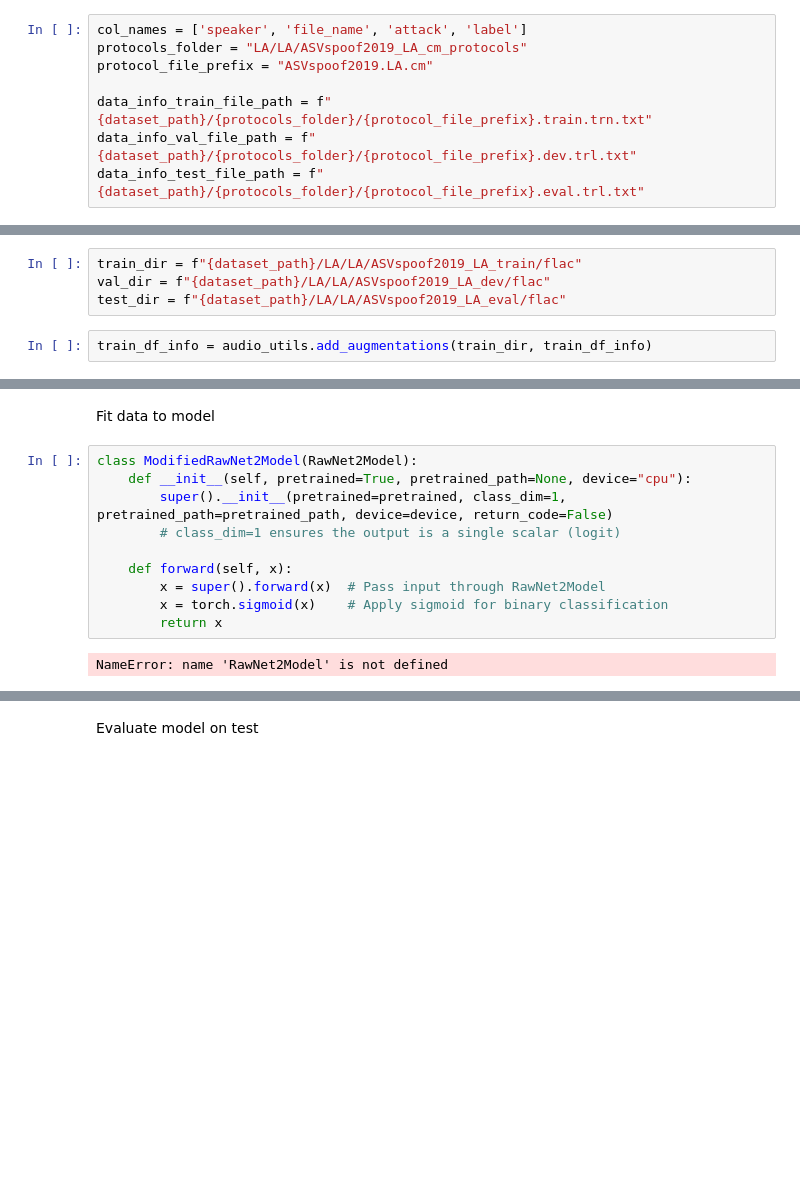
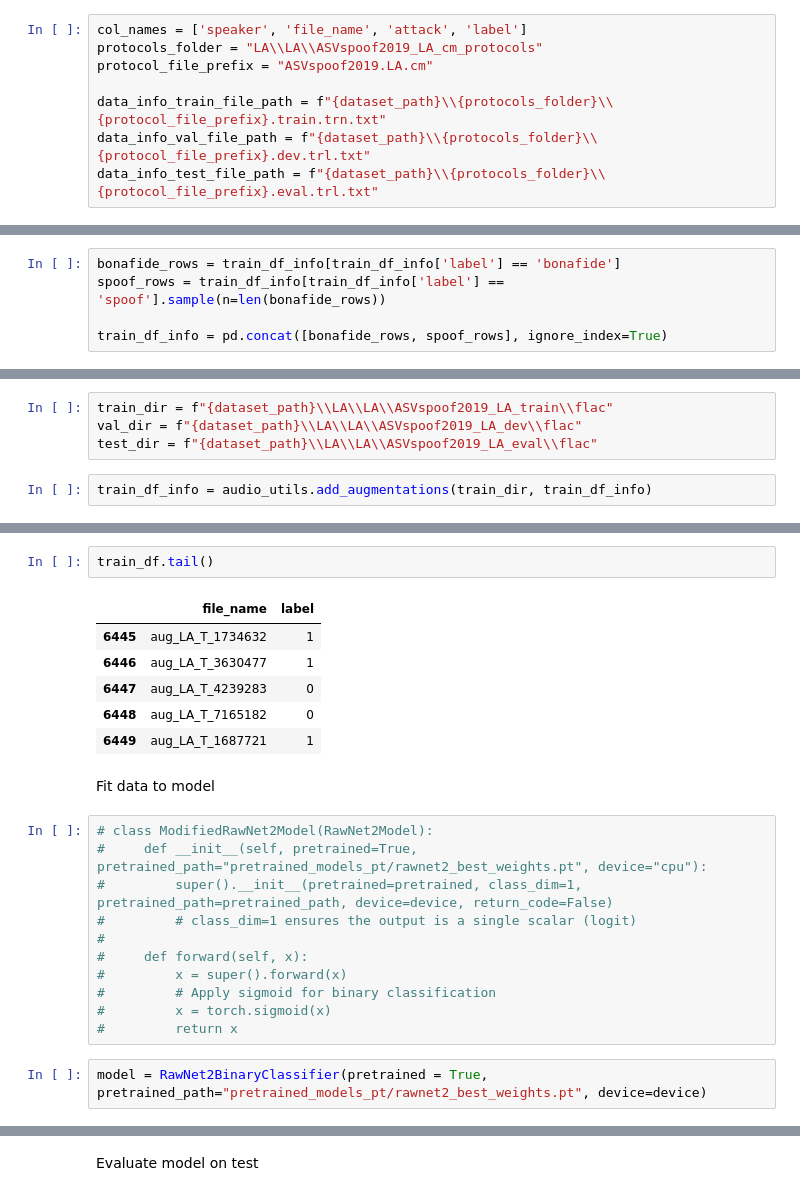
Before and after one commit to Roee97/Fake-Voice-Detection, a Jupyter notebook: RawNet.ipynb, the cells around one changed output, grey strips where cells are left out. Saved outputs shown, nothing was run; the diff lists cells and outputs as text; blank space fills up the shorter version.

```diff
--- a/RawNet.ipynb
+++ b/RawNet.ipynb
@@ -38,11 +32,11 @@ Using device: mps
 dataset_path = data_utils.get_data()
 # %%
 col_names = ['speaker', 'file_name', 'attack', 'label']
-protocols_folder = "LA/LA/ASVspoof2019_LA_cm_protocols"
+protocols_folder = "LA\\LA\\ASVspoof2019_LA_cm_protocols"
 protocol_file_prefix = "ASVspoof2019.LA.cm"
 
-data_info_train_file_path = f"{dataset_path}/{protocols_folder}/{protocol_file_prefix}.train.trn.txt"
-data_info_val_file_path = f"{dataset_path}/{protocols_folder}/{protocol_file_prefix}.dev.trl.txt"
-data_info_test_file_path = f"{dataset_path}/{protocols_folder}/{protocol_file_prefix}.eval.trl.txt"
+data_info_train_file_path = f"{dataset_path}\\{protocols_folder}\\{protocol_file_prefix}.train.trn.txt"
+data_info_val_file_path = f"{dataset_path}\\{protocols_folder}\\{protocol_file_prefix}.dev.trl.txt"
+data_info_test_file_path = f"{dataset_path}\\{protocols_folder}\\{protocol_file_prefix}.eval.trl.txt"
 # %%
 train_df_info = load_protocol(data_info_train_file_path, names=col_names)
@@ -50,0 +52,5 @@ test_df_info = load_protocol(data_info_train_file_path, names=col_names)
+# %%
+bonafide_rows = train_df_info[train_df_info['label'] == 'bonafide']
+spoof_rows = train_df_info[train_df_info['label'] == 'spoof'].sample(n=len(bonafide_rows))
+
+train_df_info = pd.concat([bonafide_rows, spoof_rows], ignore_index=True)
@@ -51,7 +64,7 @@ test_df_info = load_protocol(data_info_train_file_path, names=col_names)
 # %%
-train_dir = f"{dataset_path}/LA/LA/ASVspoof2019_LA_train/flac"
-val_dir = f"{dataset_path}/LA/LA/ASVspoof2019_LA_dev/flac"
-test_dir = f"{dataset_path}/LA/LA/ASVspoof2019_LA_eval/flac"
+train_dir = f"{dataset_path}\\LA\\LA\\ASVspoof2019_LA_train\\flac"
+val_dir = f"{dataset_path}\\LA\\LA\\ASVspoof2019_LA_dev\\flac"
+test_dir = f"{dataset_path}\\LA\\LA\\ASVspoof2019_LA_eval\\flac"
 # %%
 train_df_info = audio_utils.add_augmentations(train_dir, train_df_info)
 # %%
@@ -80,15 +93,25 @@ test_df = data_utils.process_data_frame(test_dir, test_df_info)
+# %%
+train_df.tail()
+# %% [output]
+|  | file_name | label |
+| 6445 | aug_LA_T_1734632 | 1 |
+| 6446 | aug_LA_T_3630477 | 1 |
+| 6447 | aug_LA_T_4239283 | 0 |
+| 6448 | aug_LA_T_7165182 | 0 |
+| 6449 | aug_LA_T_1687721 | 1 |
 # %% [markdown]
 Fit data to model
 # %%
-class ModifiedRawNet2Model(RawNet2Model):
-    def __init__(self, pretrained=True, pretrained_path=None, device="cpu"):
-        super().__init__(pretrained=pretrained, class_dim=1, pretrained_path=pretrained_path, device=device, return_code=False)
-        # class_dim=1 ensures the output is a single scalar (logit)
-
-    def forward(self, x):
-        x = super().forward(x)  # Pass input through RawNet2Model
-        x = torch.sigmoid(x)    # Apply sigmoid for binary classification
-        return x
+# class ModifiedRawNet2Model(RawNet2Model):
+#     def __init__(self, pretrained=True, pretrained_path="pretrained_models_pt/rawnet2_best_weights.pt", device="cpu"):
+#         super().__init__(pretrained=pretrained, class_dim=1, pretrained_path=pretrained_path, device=device, return_code=False)
+#         # class_dim=1 ensures the output is a single scalar (logit)
+#
+#     def forward(self, x):
+#         x = super().forward(x)
+#         # Apply sigmoid for binary classification
+#         x = torch.sigmoid(x)
+#         return x
-# %% [output]
-NameError: name 'RawNet2Model' is not defined
+# %%
+model = RawNet2BinaryClassifier(pretrained = True, pretrained_path="pretrained_models_pt/rawnet2_best_weights.pt", device=device)
 # %%
```
Also changed, not shown: parts of 25 cells of this notebook, 5 other files.
